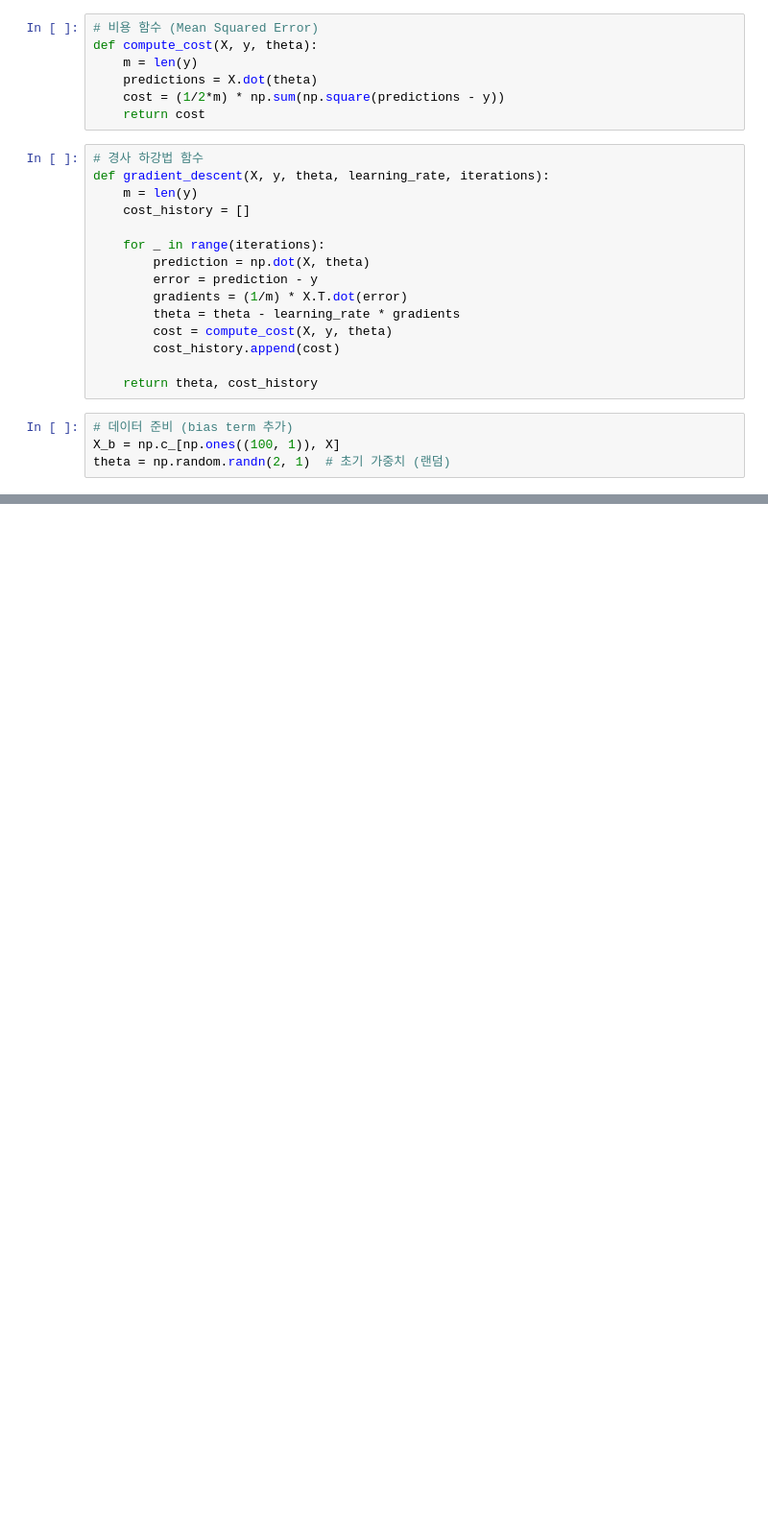
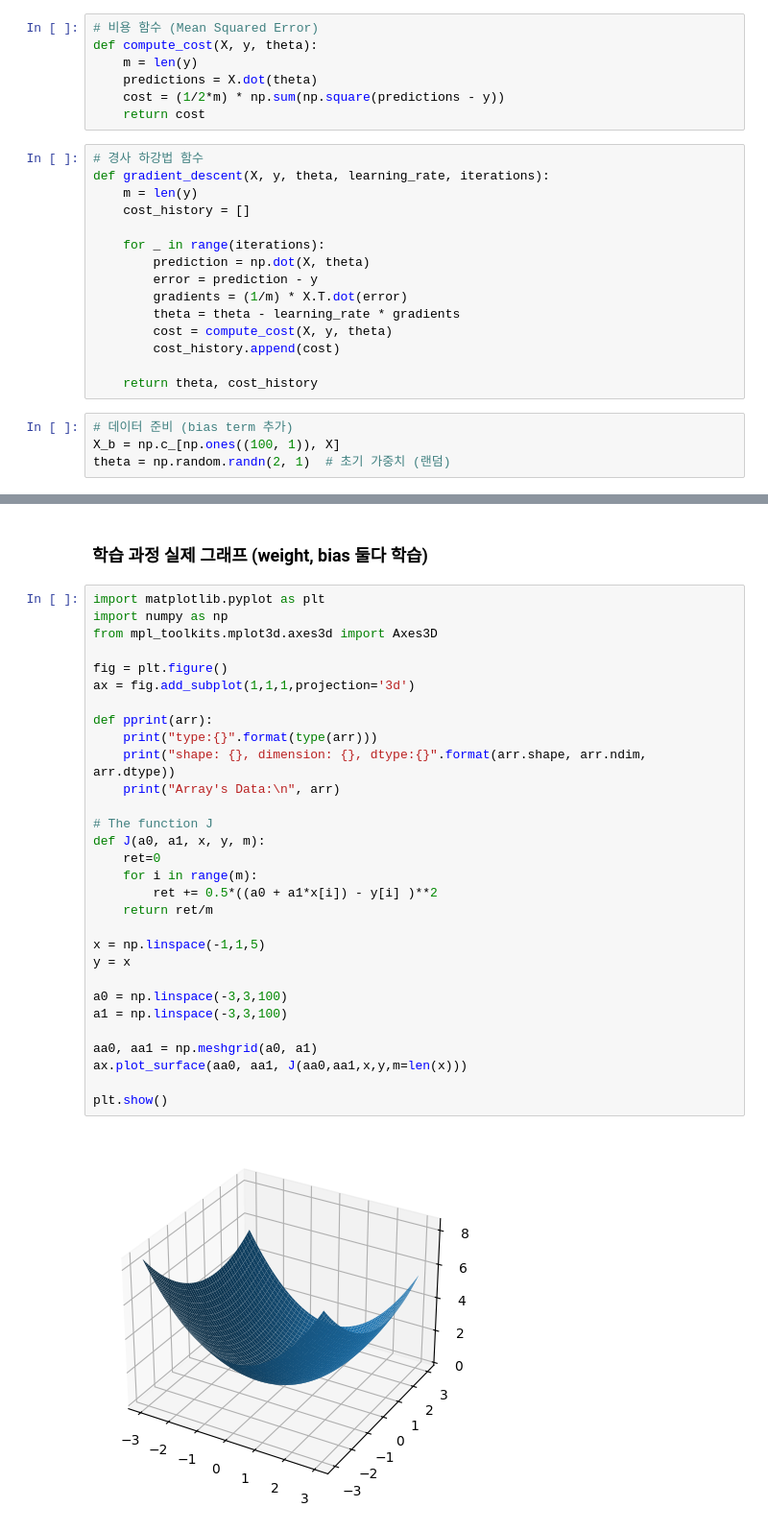
Before and after one commit to imguru-mooc/HR_AI, a Jupyter notebook: notebooks/Gradient_Descent_Example.ipynb, the cells around one changed output, grey strips where cells are left out. Shown at 96% size. Cells and saved outputs as stored; diff of their text form; blank space fills up the shorter version.

```diff
--- a/notebooks/Gradient_Descent_Example.ipynb
+++ b/notebooks/Gradient_Descent_Example.ipynb
@@ -69,0 +208,34 @@ plt.show()
+# %% [markdown]
+### 학습 과정 실제 그래프 (weight, bias 둘다 학습)
+# %%
+import matplotlib.pyplot as plt
+import numpy as np
+from mpl_toolkits.mplot3d.axes3d import Axes3D
+
+fig = plt.figure()
+ax = fig.add_subplot(1,1,1,projection='3d')
+
+def pprint(arr):
+    print("type:{}".format(type(arr)))
+    print("shape: {}, dimension: {}, dtype:{}".format(arr.shape, arr.ndim, arr.dtype))
+    print("Array's Data:\n", arr)
+
+# The function J
+def J(a0, a1, x, y, m):
+    ret=0
+    for i in range(m):
+        ret += 0.5*((a0 + a1*x[i]) - y[i] )**2
+    return ret/m
+
+x = np.linspace(-1,1,5)
+y = x
+
+a0 = np.linspace(-3,3,100)
+a1 = np.linspace(-3,3,100)
+
+aa0, aa1 = np.meshgrid(a0, a1)
+ax.plot_surface(aa0, aa1, J(aa0,aa1,x,y,m=len(x)))
+
+plt.show()
+# %% [output]
+[figure, added]
```
Also changed, not shown: parts of 23 cells of this notebook.
